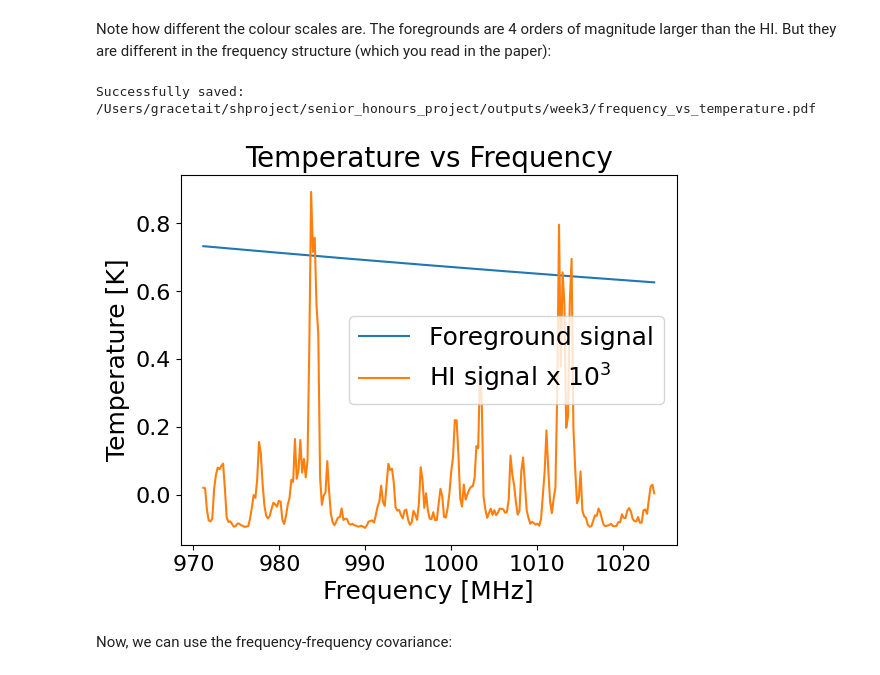
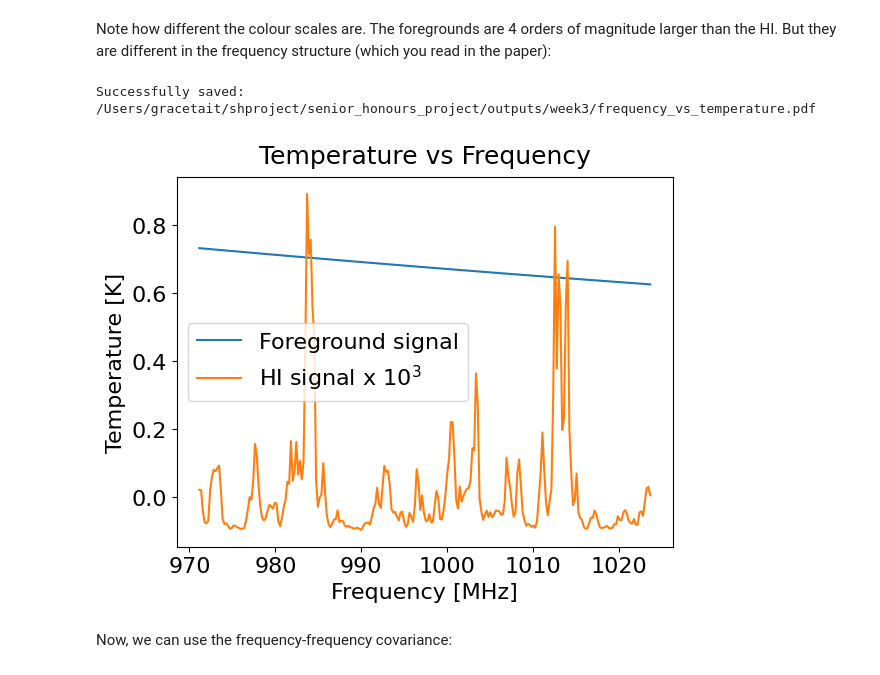
Before and after one commit to grxcetait/senior_honours_project, a Jupyter notebook: notebooks/week3/notebook_2.ipynb, the cells around one changed output. Saved outputs shown, nothing was run; the diff lists cells and outputs as text; code cells hidden in the pictures.

Commit message:
More plots

```diff
--- a/notebooks/week3/notebook_2.ipynb
+++ b/notebooks/week3/notebook_2.ipynb
@@ -97,17 +97,17 @@ Successfully saved: /Users/gracetait/shproject/senior_honours_project/outputs/we
 Note how different the colour scales are. The foregrounds are 4 orders of magnitude larger than the HI. But they are different in the frequency structure (which you read in the paper):
 # %%
 # Just one pixel
-fs = 18
+fs = 16
 plt.plot(mock.nu/1e6, fg_map[60,35], label='Foreground signal')
 plt.plot(mock.nu/1e6, hi_map[60,35]*1e3, label='HI signal x $10^3$')
 plt.xlabel('Frequency [MHz]', fontsize = fs)
 plt.ylabel('Temperature [K]', fontsize = fs)
-plt.title('Temperature vs Frequency', fontsize = fs+2)
-plt.legend()
+plt.title('Temperature vs Frequency', fontsize = fs+2, pad = 10)
+plt.legend(fontsize =  fs)
 save_project_plot(plt.gcf(), week_number = 3, filename = "frequency_vs_temperature.pdf")
 # %% [output]
 Successfully saved: /Users/gracetait/shproject/senior_honours_project/outputs/week3/frequency_vs_temperature.pdf
-[figure, old version]
+[figure, new version]
 # %% [markdown]
 Now, we can use the frequency-frequency covariance:
 # %%
```
Also changed, not shown: parts of 7 cells of this notebook, 41 other files.
